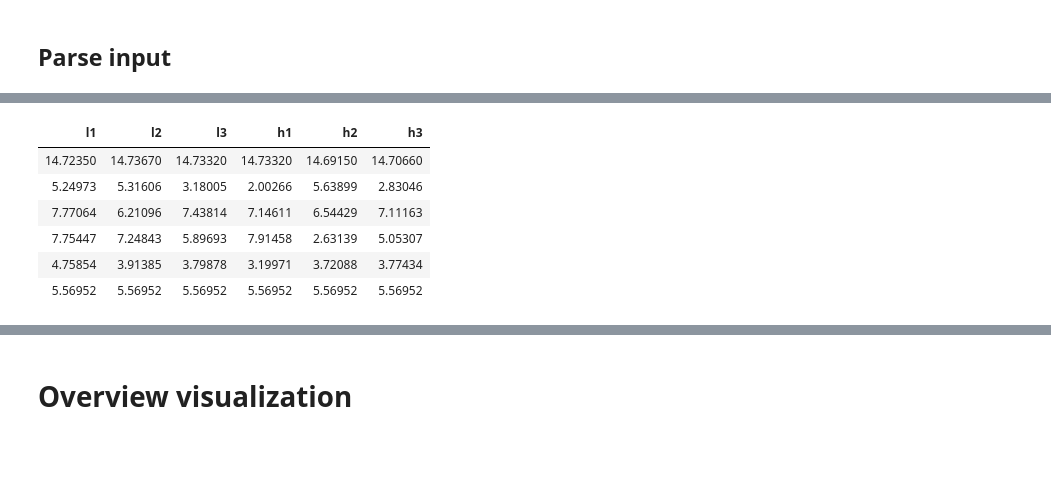
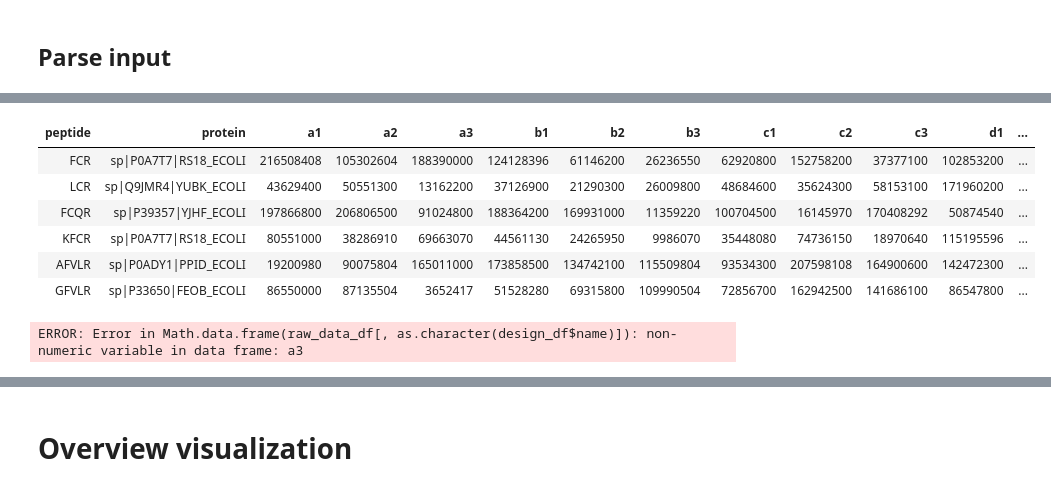
Before and after one commit to Jakob37/ResearchSchoolAlgorithmsInBioinformatics, a Jupyter notebook: project/analyze_data.ipynb, the cells around one changed output, grey strips where cells are left out. Saved outputs shown, nothing was run; the diff lists cells and outputs as text; code cells hidden in the pictures; blank space fills up the shorter version.

Commit message:
Functional peptide quantity merge sript

```diff
--- a/project/analyze_data.ipynb
+++ b/project/analyze_data.ipynb
@@ -4,5 +4,9 @@
 # %% [markdown]
 # Setup
+# %%
+run <- "batch12_4fold"
+expression_fp <- paste0(run, "/full_quant.tsv")
+design_fp <- paste0(run, "/design.tsv")
 # %%
 library(ggplot2)
 library(ggfortify)
@@ -35,10 +39,6 @@ plot_pca <- function(data_m, design_m, pc1, pc2, color_factor, colors, custom_na
 }
 # %% [markdown]
 ## Parse input
-# %%
-run <- "batch6_pure"
-expression_fp <- paste0(run, "/combined.final.tsv")
-design_fp <- paste0(run, "/design.tsv")
 # %%
 design_df <- read.csv(design_fp, sep="\t")
 design_df$sample <- design_df$name
@@ -54,16 +74,20 @@ head(design_df)
 # %%
-raw_data_df <- read.csv(expression_fp, sep="\t", skip=1)
-# head(raw_data_df)
-data_df <- raw_data_df[, as.character(design_df$name)]
-head(data_df)
+raw_data_df <- read.csv(expression_fp, sep="\t")
+head(raw_data_df)
+# raw_data_df$peptide <- as.character(raw_data_df$peptide)
+# raw_data_df$protein <- as.character(raw_data_df$protein)
+# # head(raw_data_df)
+data_df <- log2(raw_data_df[, as.character(design_df$name)])
+# head(data_df)
 # %% [output]
-| l1 | l2 | l3 | h1 | h2 | h3 |
-| 14.72350 | 14.73670 | 14.73320 | 14.73320 | 14.69150 | 14.70660 |
-| 5.24973 | 5.31606 | 3.18005 | 2.00266 | 5.63899 | 2.83046 |
-| 7.77064 | 6.21096 | 7.43814 | 7.14611 | 6.54429 | 7.11163 |
-| 7.75447 | 7.24843 | 5.89693 | 7.91458 | 2.63139 | 5.05307 |
-| 4.75854 | 3.91385 | 3.79878 | 3.19971 | 3.72088 | 3.77434 |
-| 5.56952 | 5.56952 | 5.56952 | 5.56952 | 5.56952 | 5.56952 |
+| peptide | protein | a1 | a2 | a3 | b1 | b2 | b3 | c1 | c2 | c3 | d1 | ... |
+| FCR | sp|P0A7T7|RS18_ECOLI | 216508408 | 105302604 | 188390000 | 124128396 | 61146200 | 26236550 | 62920800 | 152758200 | 37377100 | 102853200 | ... |
+| LCR | sp|Q9JMR4|YUBK_ECOLI | 43629400 | 50551300 | 13162200 | 37126900 | 21290300 | 26009800 | 48684600 | 35624300 | 58153100 | 171960200 | ... |
+| FCQR | sp|P39357|YJHF_ECOLI | 197866800 | 206806500 | 91024800 | 188364200 | 169931000 | 11359220 | 100704500 | 16145970 | 170408292 | 50874540 | ... |
+| KFCR | sp|P0A7T7|RS18_ECOLI | 80551000 | 38286910 | 69663070 | 44561130 | 24265950 | 9986070 | 35448080 | 74736150 | 18970640 | 115195596 | ... |
+| AFVLR | sp|P0ADY1|PPID_ECOLI | 19200980 | 90075804 | 165011000 | 173858500 | 134742100 | 115509804 | 93534300 | 207598108 | 164900600 | 142472300 | ... |
+| GFVLR | sp|P33650|FEOB_ECOLI | 86550000 | 87135504 | 3652417 | 51528280 | 69315800 | 109990504 | 72856700 | 162942500 | 141686100 | 86547800 | ... |
+ERROR: Error in Math.data.frame(raw_data_df[, as.character(design_df$name)]): non-numeric variable in data frame: a3
 # %%
 head(raw_data_df)
 # %% [output]
```
Also changed, not shown: parts of 26 cells of this notebook, 4 other files.
